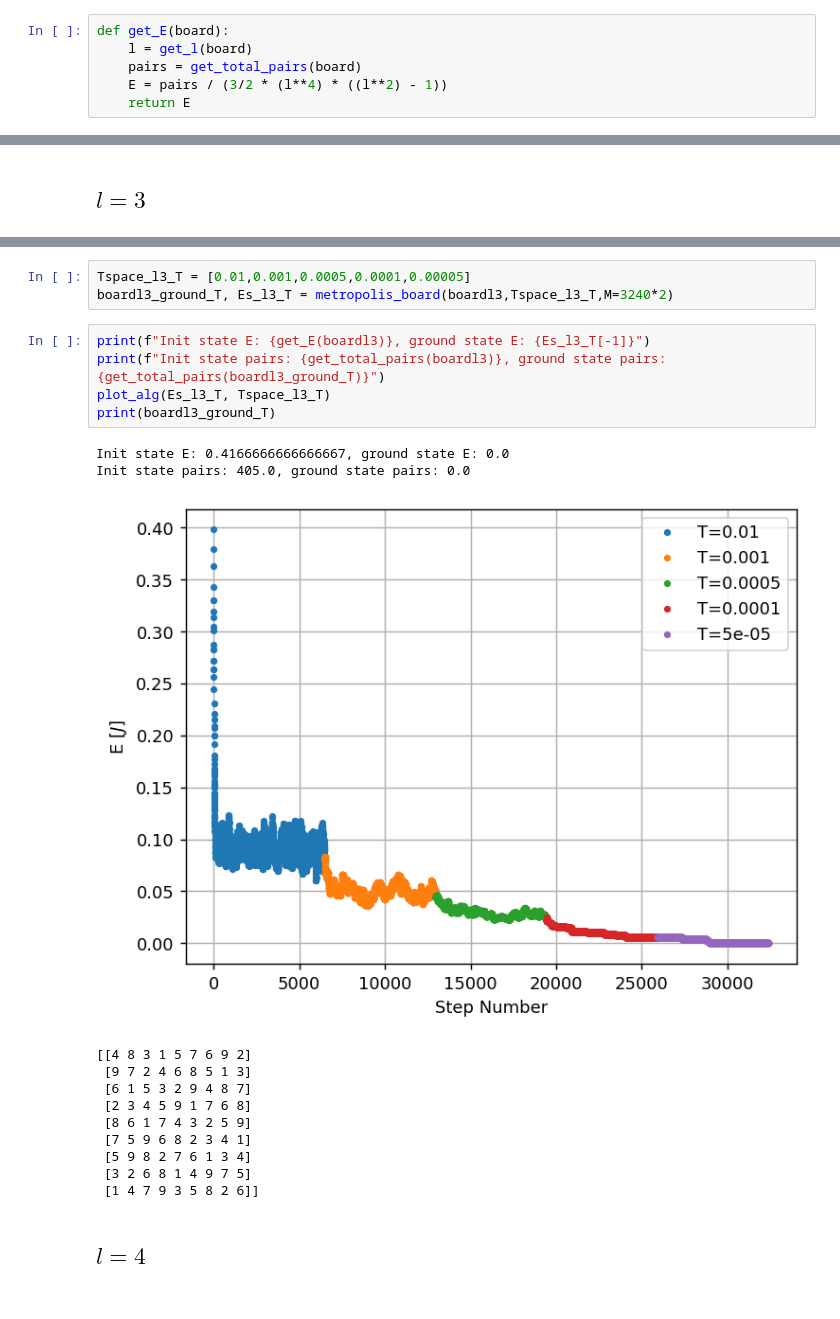
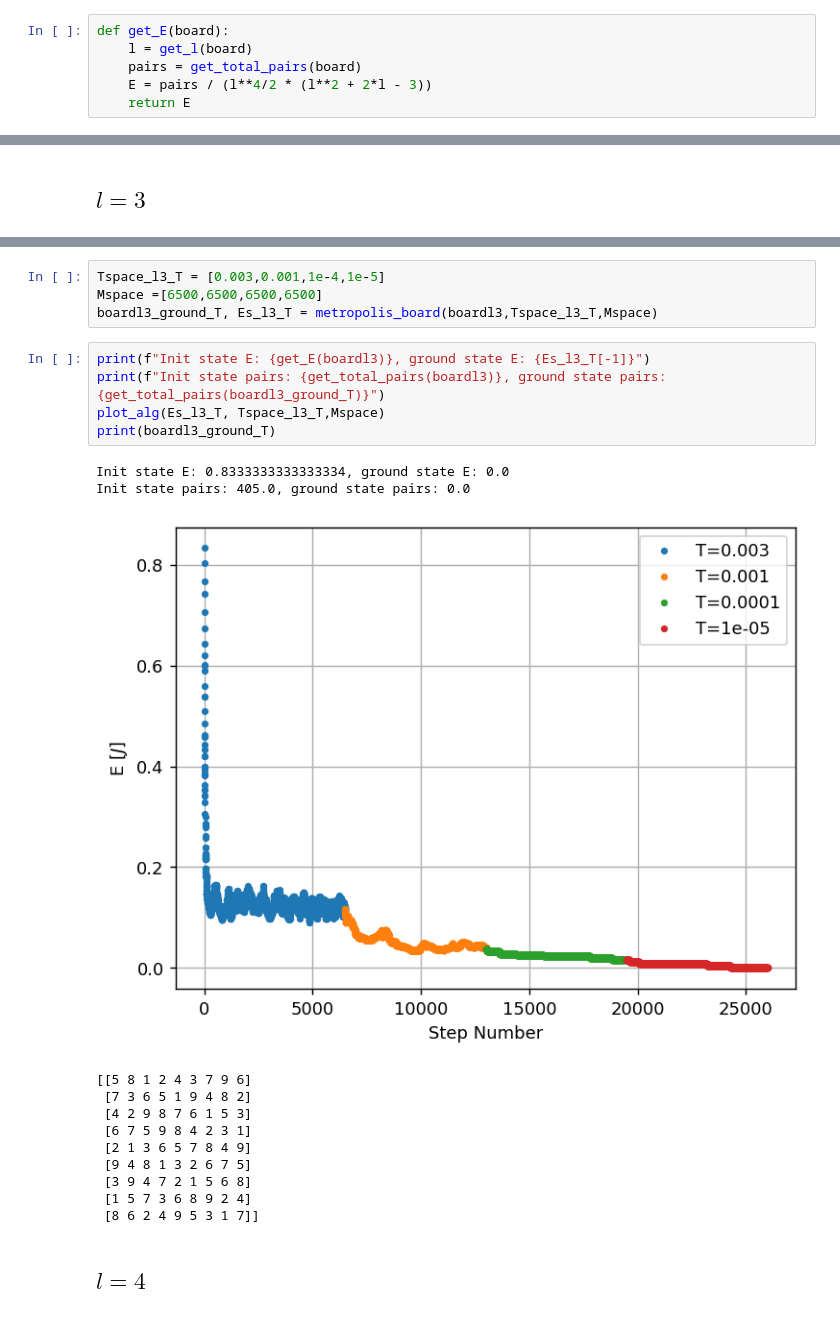
Before and after one commit to FlipperCoin/stat-mech-2, a Jupyter notebook: hw1/hw1.ipynb, the cells around one changed output, grey strips where cells are left out. Drawn from its saved outputs; the diff is of its cells as text.

```diff
--- a/hw1/hw1.ipynb
+++ b/hw1/hw1.ipynb
@@ -27,7 +27,7 @@ def get_total_pairs(board):
 def get_E(board):
     l = get_l(board)
     pairs = get_total_pairs(board)
-    E = pairs / (3/2 * (l**4) * ((l**2) - 1))
+    E = pairs / (l**4/2 * (l**2 + 2*l - 3))
     return E
 # %%
 def get_pairs_from_E(E,l):
@@ -179,24 +199,25 @@ Init state pairs: 405.0, ground state pairs: 10.0
 # %%
-Tspace_l3_T = [0.01,0.001,0.0005,0.0001,0.00005]
-boardl3_ground_T, Es_l3_T = metropolis_board(boardl3,Tspace_l3_T,M=3240*2)
+Tspace_l3_T = [0.003,0.001,1e-4,1e-5]
+Mspace =[6500,6500,6500,6500]
+boardl3_ground_T, Es_l3_T = metropolis_board(boardl3,Tspace_l3_T,Mspace)
 # %%
 print(f"Init state E: {get_E(boardl3)}, ground state E: {Es_l3_T[-1]}")
 print(f"Init state pairs: {get_total_pairs(boardl3)}, ground state pairs: {get_total_pairs(boardl3_ground_T)}")
-plot_alg(Es_l3_T, Tspace_l3_T)
+plot_alg(Es_l3_T, Tspace_l3_T,Mspace)
 print(boardl3_ground_T)
 # %% [output]
-Init state E: 0.4166666666666667, ground state E: 0.0
+Init state E: 0.8333333333333334, ground state E: 0.0
 Init state pairs: 405.0, ground state pairs: 0.0
-[figure, old version]
+[figure, new version]
-[[4 8 3 1 5 7 6 9 2]
- [9 7 2 4 6 8 5 1 3]
- [6 1 5 3 2 9 4 8 7]
- [2 3 4 5 9 1 7 6 8]
- [8 6 1 7 4 3 2 5 9]
- [7 5 9 6 8 2 3 4 1]
- [5 9 8 2 7 6 1 3 4]
- [3 2 6 8 1 4 9 7 5]
- [1 4 7 9 3 5 8 2 6]]
+[[5 8 1 2 4 3 7 9 6]
+ [7 3 6 5 1 9 4 8 2]
+ [4 2 9 8 7 6 1 5 3]
+ [6 7 5 9 8 4 2 3 1]
+ [2 1 3 6 5 7 8 4 9]
+ [9 4 8 1 3 2 6 7 5]
+ [3 9 4 7 2 1 5 6 8]
+ [1 5 7 3 6 8 9 2 4]
+ [8 6 2 4 9 5 3 1 7]]
 # %% [markdown]
 ## $l=4$
 # %%
```
Also changed, not shown: parts of 15 cells of this notebook, 1 other file.
